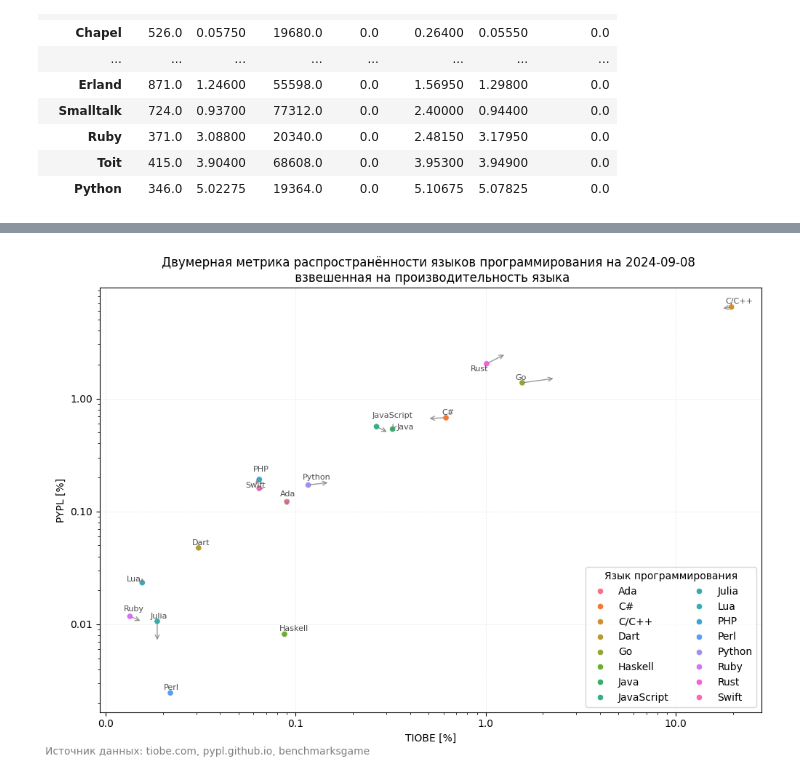
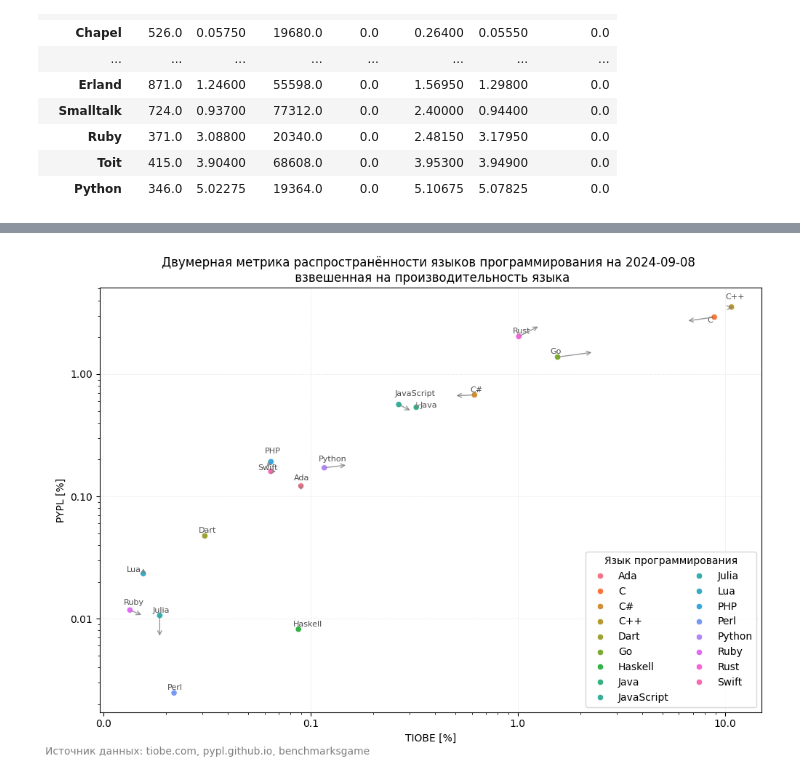
Before and after one commit to HexQuant/lang_rank, a Jupyter notebook: lang_rank.ipynb, the cells around one changed output, grey strips where cells are left out. Cells and saved outputs as stored; diff of their text form; code cells hidden in the pictures.

```diff
--- a/lang_rank.ipynb
+++ b/lang_rank.ipynb
@@ -220,5 +259,7 @@ rank_all
 # %%
-short_rank_all = rank_all.dropna(subset=["rank_tiobe", "rank_pypl"], how="any")
+short_rank_all = rank_all.dropna(
+    subset=["share_tiobe", "share_pypl"], how="any")
+short_rank_all.reset_index(inplace=True)
 short_rank_all
 # %% [output]
 |  | lang | rank_tiobe | share_tiobe | trend_tiobe | rank_pypl | share_pypl | trend_pypl | trend_norm | ... |
@@ -258,7 +299,7 @@ ax.set(
 )
 ax.grid(ls=":", lw=0.5, alpha=0.5)
 texts = []
-for x in short_rank_all.dropna().itertuples():
+for x in short_rank_all.itertuples():
     texts.append(
         ax.text(x.share_tiobe, x.share_pypl, x.lang,
                 fontsize=8, alpha=0.7)
@@ -389,6 +430,8 @@ a
 | Toit | 415.0 | 3.90400 | 68608.0 | 0.0 | 3.95300 | 3.94900 | 0.0 |
 | Python | 346.0 | 5.02275 | 19364.0 | 0.0 | 5.10675 | 5.07825 | 0.0 |
 # %%
+a.loc['C'] = a.loc['C/C++']
+a.loc['C++'] = a.loc['C/C++']
 a.sort_values(by="cpu(s)", ascending=True)
 # %% [output]
 |  | size(B) | cpu(s) | mem(KB) | status | elapsed(s) | busy(s) | started(s) |
@@ -414,7 +457,7 @@ b = short_rank_all.join(a['elapsed(s)'], on="lang")
 b['slower'] = b['elapsed(s)']/(b['elapsed(s)'].min())
 for col in ['share_tiobe', 'share_pypl', 'trend_tiobe', 'trend_pypl']:
     b[col] = b[col]/b['slower']
-b.dropna(inplace=True)
+b.dropna(subset=["share_tiobe", "share_pypl"], how="any", inplace=True)
 b
 # %% [output]
 |  | lang | rank_tiobe | share_tiobe | trend_tiobe | rank_pypl | share_pypl | trend_pypl | trend_norm | ... |
@@ -437,6 +481,6 @@ b
 # %%
 fig = plt.figure(figsize=(10, 7))
-ax = sns.scatterplot(data=b.dropna(), x="share_tiobe",
+ax = sns.scatterplot(data=b, x="share_tiobe",
                      y="share_pypl", hue="lang")
 plt.xscale("log")
 plt.yscale("log")
@@ -445,32 +489,32 @@ ax.set(
     ylabel="PYPL [%]",
     title=f"Двумерная метрика распространённости языков программирования на {
         dt.date.today()} \n взвешенная на производительность языка",
     # xlim=(0, 50),
     # ylim=(0, 50),
 )
 ax.grid(ls=":", lw=0.5, alpha=0.5)
 texts = []
 obj = []
 xx = []
 yy = []
-for x in b.dropna().itertuples():
+for x in b.itertuples():
     texts.append(ax.text(x.share_tiobe, x.share_pypl,
                  x.lang, fontsize=8, alpha=0.7, ha='center'))
     if (x.trend_tiobe is not None) and (x.trend_pypl is not None) and x.trend_norm > 0.0:
         xx.append(x.trend_tiobe + x.share_tiobe)
         yy.append(x.trend_pypl + x.share_pypl)
         ax.annotate(
             "",
             xy=(x.trend_tiobe + x.share_tiobe, x.trend_pypl + x.share_pypl),
             xytext=(x.share_tiobe, x.share_pypl),
             arrowprops=dict(arrowstyle="->", lw=1, alpha=0.8, color="grey"),
         )
 adjust_text(texts, x=xx, y=yy, ax=ax)
 ax.get_xaxis().set_major_formatter(matplotlib.ticker.ScalarFormatter())
 ax.get_yaxis().set_major_formatter(matplotlib.ticker.ScalarFormatter())
 ax.legend(loc="lower right", ncol=2, title="Язык программирования")
 fig.tight_layout()
 fig.text(0, 0, f"Источник данных: tiobe.com, pypl.github.io, benchmarksgame", color='grey')
 fig.savefig(Path("perf_rank.png"), dpi=300)
 # %% [output]
-[figure, old version]
+[figure, new version]
```
Also changed, not shown: parts of 12 cells of this notebook, 2 other files.
